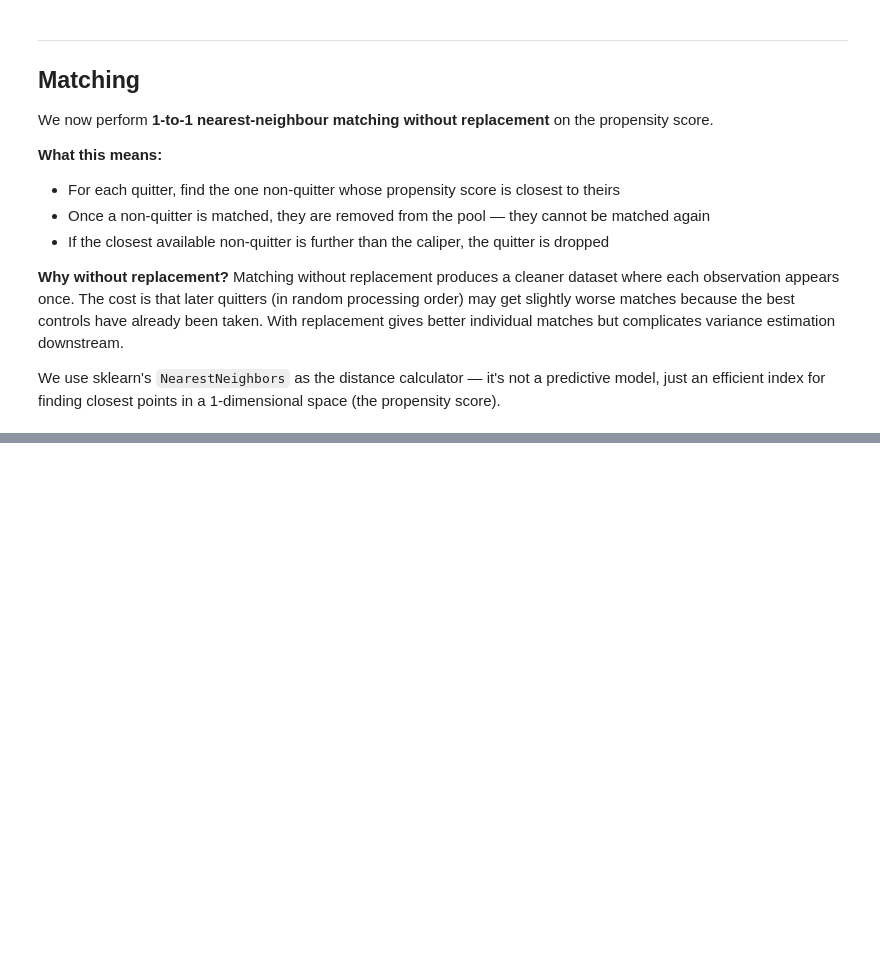
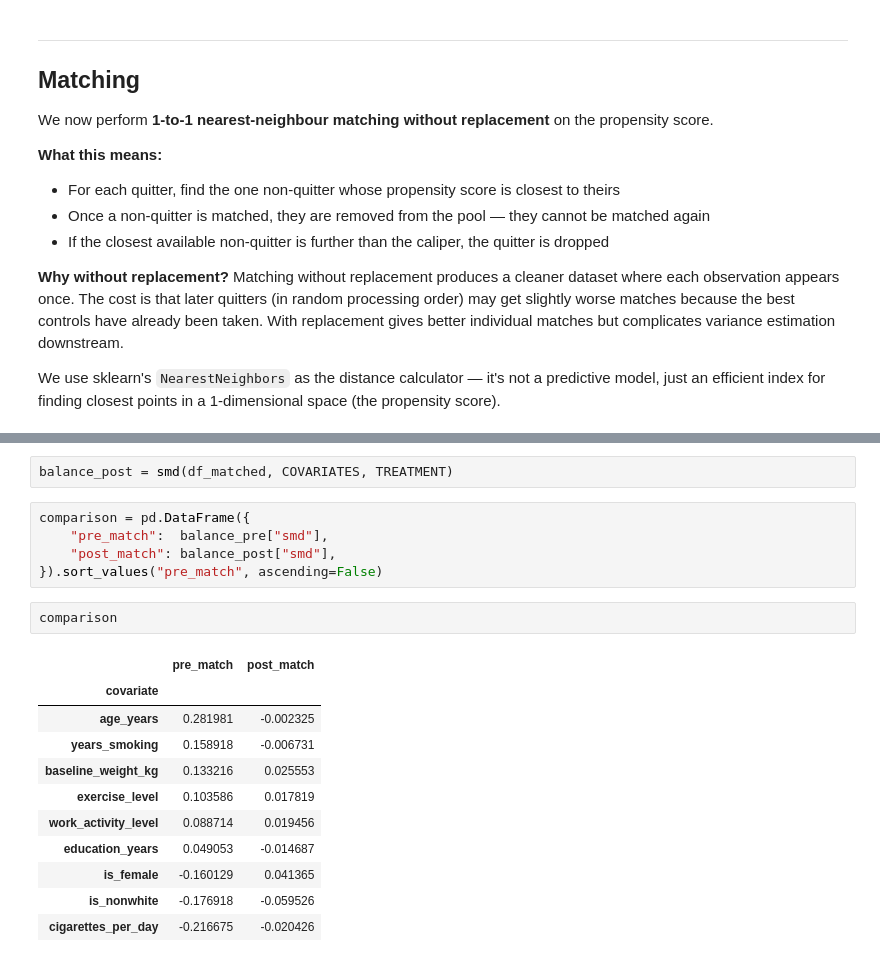
Before and after one commit to stringer-data/causal-inference-training, a Jupyter notebook: projects/11_propensity_score_matching_nhefs/notebooks/01_ingest.ipynb, the cells around one changed output, grey strips where cells are left out. Cells and saved outputs as stored; diff of their text form; blank space fills up the shorter version.

```diff
--- a/projects/11_propensity_score_matching_nhefs/notebooks/01_ingest.ipynb
+++ b/projects/11_propensity_score_matching_nhefs/notebooks/01_ingest.ipynb
@@ -465,0 +658,21 @@ just an efficient index for finding closest points in a 1-dimensional space (the
+# %%
+balance_post = smd(df_matched, COVARIATES, TREATMENT)
+# %%
+comparison = pd.DataFrame({
+    "pre_match":  balance_pre["smd"],
+    "post_match": balance_post["smd"],
+}).sort_values("pre_match", ascending=False)
+# %%
+comparison
+# %% [output]
+|  | pre_match | post_match |
+| covariate |  |  |
+| age_years | 0.281981 | -0.002325 |
+| years_smoking | 0.158918 | -0.006731 |
+| baseline_weight_kg | 0.133216 | 0.025553 |
+| exercise_level | 0.103586 | 0.017819 |
+| work_activity_level | 0.088714 | 0.019456 |
+| education_years | 0.049053 | -0.014687 |
+| is_female | -0.160129 | 0.041365 |
+| is_nonwhite | -0.176918 | -0.059526 |
+| cigarettes_per_day | -0.216675 | -0.020426 |
```
Also changed, not shown: parts of 23 cells of this notebook.
